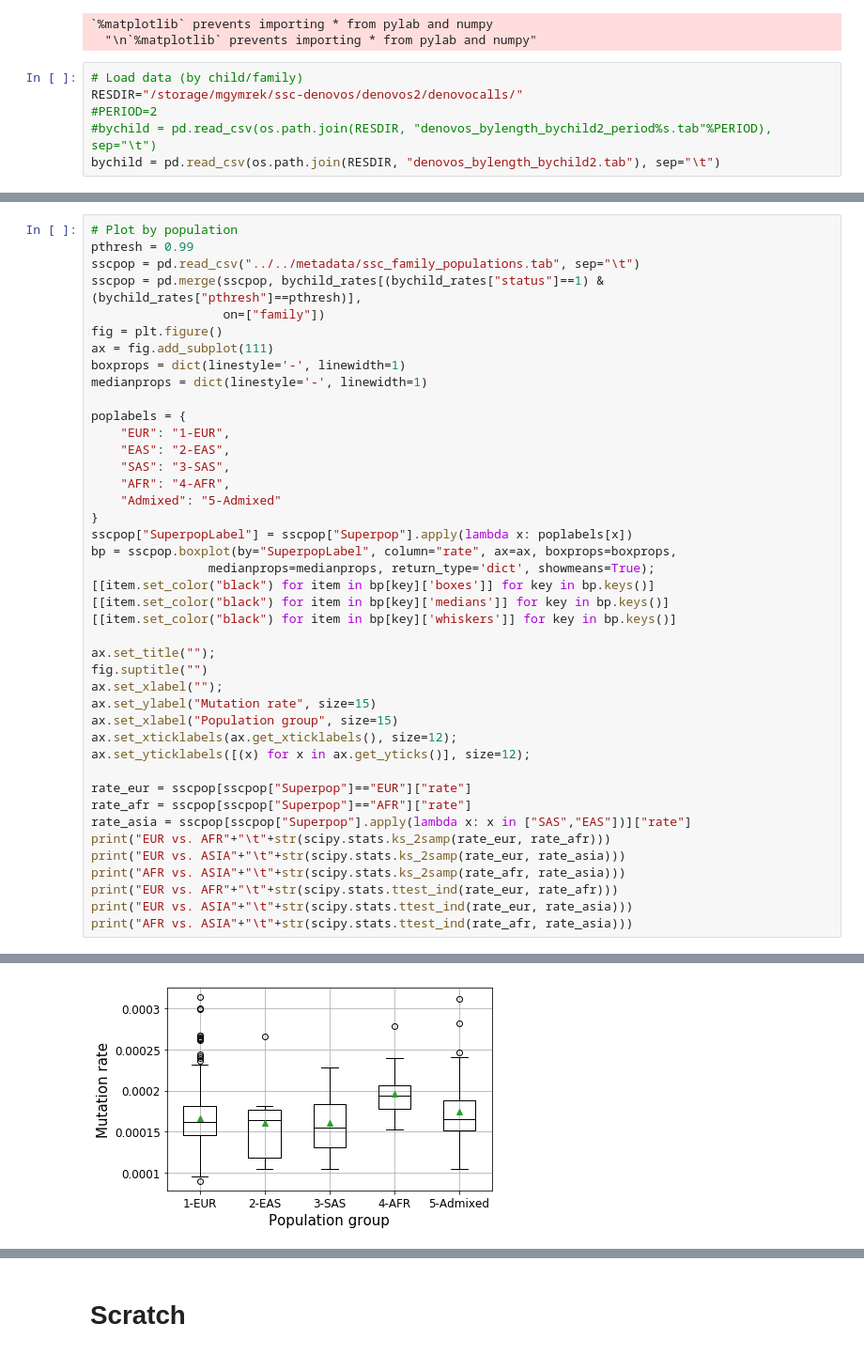
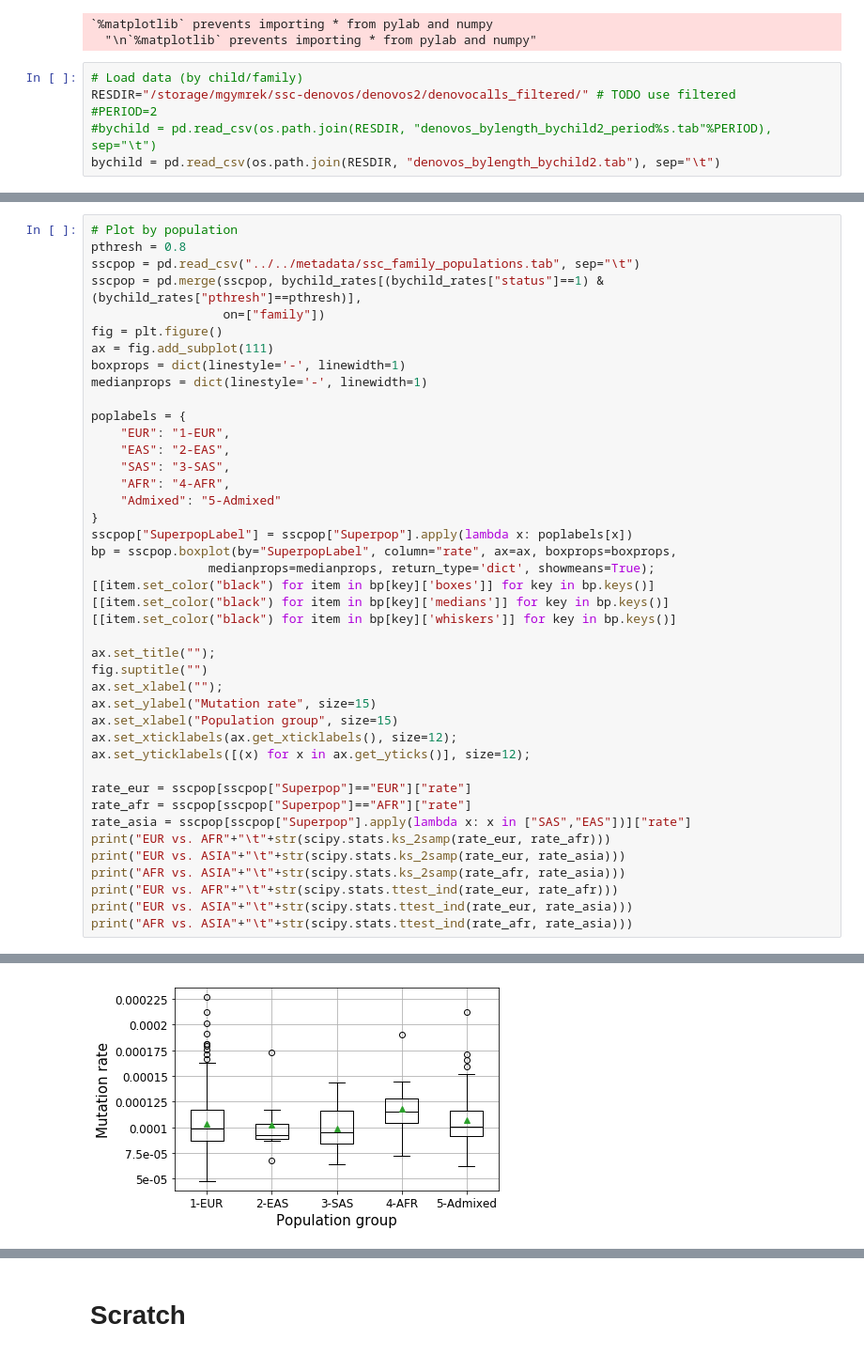
Before and after one commit to gymreklab/ssc-imputation, a Jupyter notebook: denovos2/notebooks/DenovosByFamily.ipynb, the cells around one changed output, grey strips where cells are left out. Shown at 94% size. Cells and saved outputs as stored; diff of their text form.

```diff
--- a/denovos2/notebooks/DenovosByFamily.ipynb
+++ b/denovos2/notebooks/DenovosByFamily.ipynb
@@ -16,7 +16,7 @@ Populating the interactive namespace from numpy and matplotlib
   "\n`%matplotlib` prevents importing * from pylab and numpy"
 # %%
 # Load data (by child/family)
-RESDIR="/storage/mgymrek/ssc-denovos/denovos2/denovocalls/"
+RESDIR="/storage/mgymrek/ssc-denovos/denovos2/denovocalls_filtered/" # TODO use filtered
 #PERIOD=2
 #bychild = pd.read_csv(os.path.join(RESDIR, "denovos_bylength_bychild2_period%s.tab"%PERIOD), sep="\t")
 bychild = pd.read_csv(os.path.join(RESDIR, "denovos_bylength_bychild2.tab"), sep="\t")
@@ -126,6 +127,6 @@ Ks_2sampResult(statistic=0.056842105263157916, pvalue=0.41630774772310269)
 # %%
 # Plot by population
-pthresh = 0.99
+pthresh = 0.8
 sscpop = pd.read_csv("../../metadata/ssc_family_populations.tab", sep="\t")
 sscpop = pd.merge(sscpop, bychild_rates[(bychild_rates["status"]==1) & (bychild_rates["pthresh"]==pthresh)],
                   on=["family"])
@@ -175,3 +176,3 @@ AFR vs. ASIA    Ttest_indResult(statistic=2.9307671222922758, pvalue=0.005765515
-[figure, old version]
+[figure, new version]
 # %%
 # Plot by HTT SNP status
```
Also changed, not shown: parts of 9 cells of this notebook, 10 other files.
